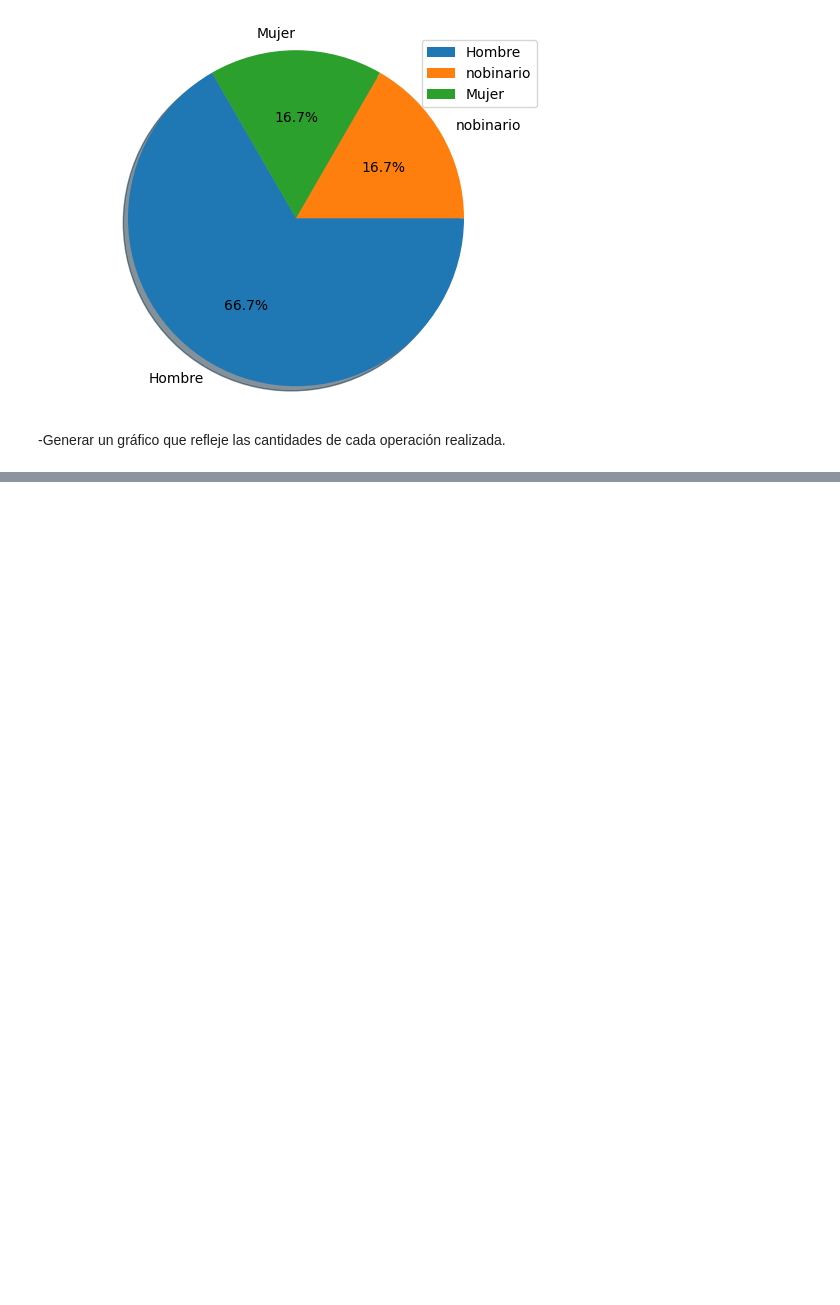
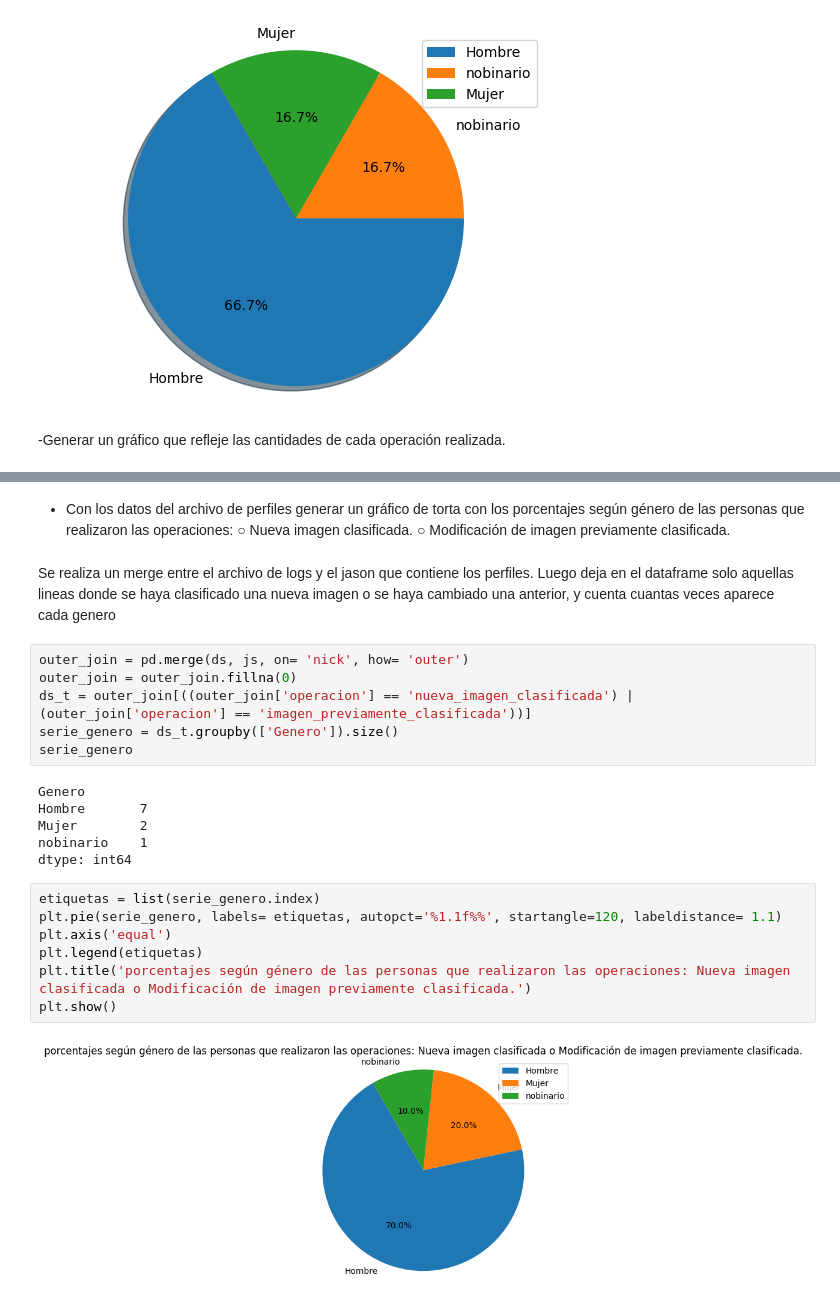
Before and after one commit to PatricioSerres/Python_2023, a Jupyter notebook: estadisticas_jupyter.ipynb, the cells around one changed output, grey strips where cells are left out. Saved outputs shown, nothing was run; the diff lists cells and outputs as text; blank space fills up the shorter version.

```diff
--- a/estadisticas_jupyter.ipynb
+++ b/estadisticas_jupyter.ipynb
@@ -402,0 +431,28 @@ plt.show()
+# %% [markdown]
+- Con los datos del archivo de perfiles generar un gráfico de torta con los porcentajes
+según género de las personas que realizaron las operaciones:
+    ○ Nueva imagen clasificada.
+    ○ Modificación de imagen previamente clasificada.
+# %% [markdown]
+Se realiza un merge entre el archivo de logs y el jason que contiene los perfiles. Luego deja en el dataframe solo aquellas lineas donde se haya clasificado una nueva imagen o se haya cambiado una anterior, y cuenta cuantas veces aparece cada genero
+# %%
+outer_join = pd.merge(ds, js, on= 'nick', how= 'outer')
+outer_join = outer_join.fillna(0)
+ds_t = outer_join[((outer_join['operacion'] == 'nueva_imagen_clasificada') | (outer_join['operacion'] == 'imagen_previamente_clasificada'))]
+serie_genero = ds_t.groupby(['Genero']).size()
+serie_genero
+# %% [output]
+Genero
+Hombre       7
+Mujer        2
+nobinario    1
+dtype: int64
+# %%
+etiquetas = list(serie_genero.index)
+plt.pie(serie_genero, labels= etiquetas, autopct='%1.1f%%', startangle=120, labeldistance= 1.1)
+plt.axis('equal')
+plt.legend(etiquetas)
+plt.title('porcentajes según género de las personas que realizaron las operaciones: Nueva imagen clasificada o Modificación de imagen previamente clasificada.')
+plt.show()
+# %% [output]
+[figure, added]
```
Also changed, not shown: parts of 21 cells of this notebook, 2 other files.
